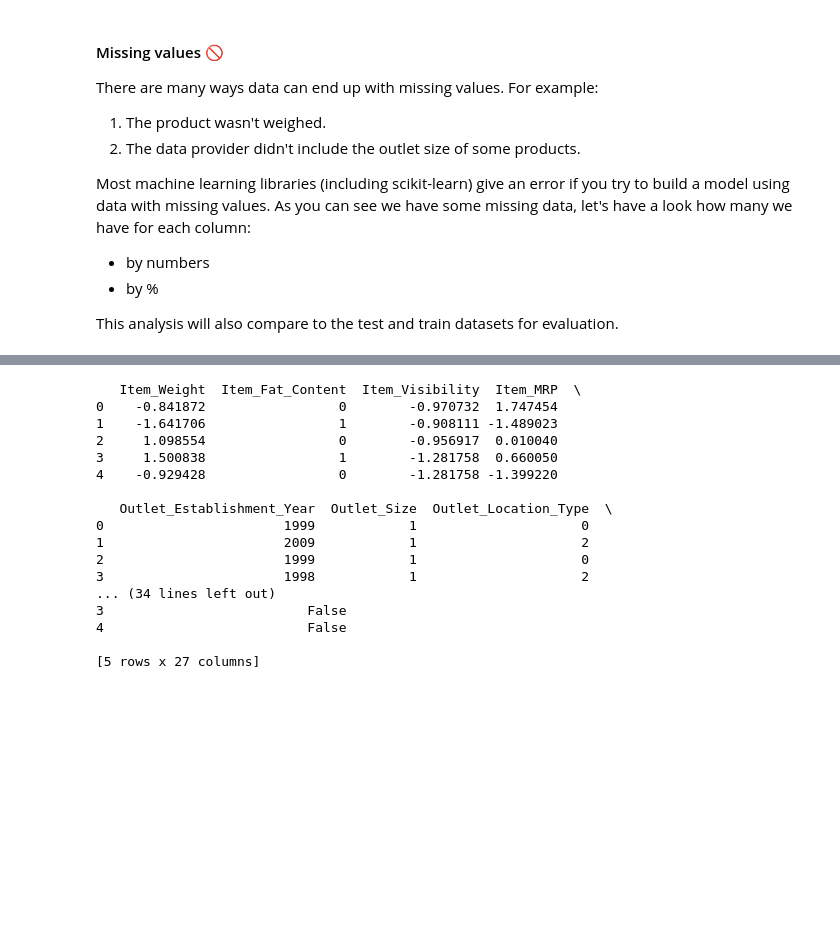
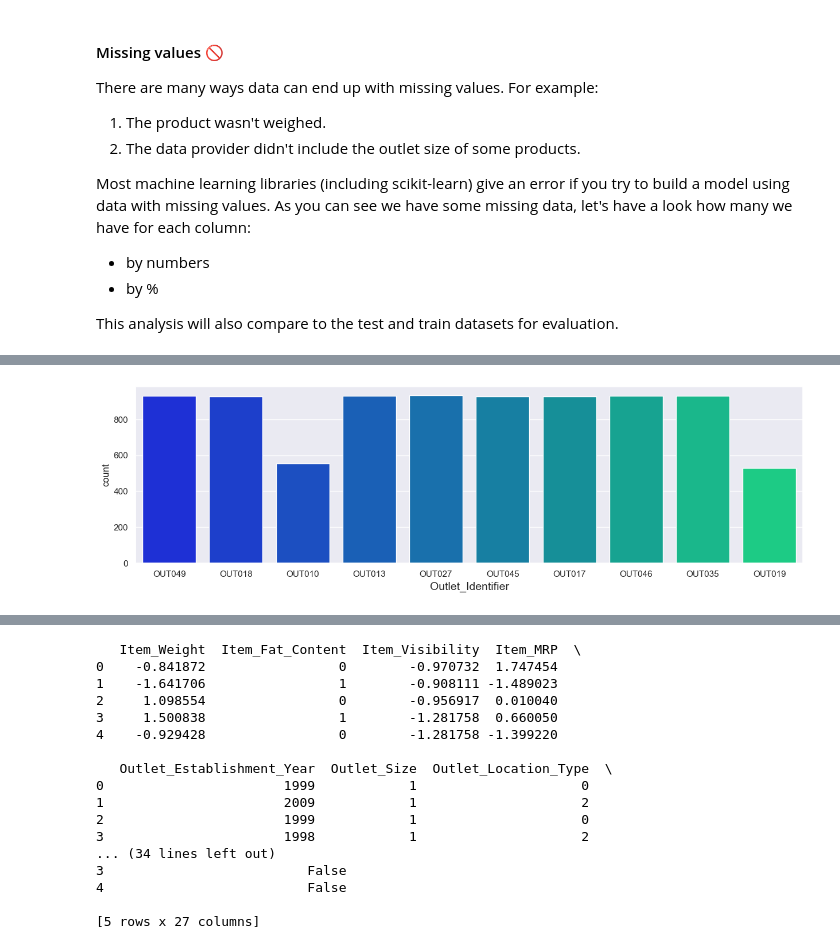
Before and after one commit to Imed-Ha/bigmart-sales-analysis-and-prediction, a Jupyter notebook: notebooks/bigmart_sales_analysis_and_prediction.ipynb, the cells around one changed output, grey strips where cells are left out. Saved outputs shown, nothing was run; the diff lists cells and outputs as text; code cells hidden in the pictures; blank space fills up the shorter version.

```diff
--- a/notebooks/bigmart_sales_analysis_and_prediction.ipynb
+++ b/notebooks/bigmart_sales_analysis_and_prediction.ipynb
@@ -161,0 +391,7 @@ This analysis will also compare to the test and train datasets for evaluation.
+# %%
+plt.figure(figsize=(15,4))
+sns.countplot(x='Outlet_Identifier' , data=tr_df ,palette='winter')
+plt.xlabel('Outlet_Identifier', fontsize=14)
+plt.show()
+# %% [output]
+[figure, added]
```
Also changed, not shown: parts of 36 cells of this notebook.
